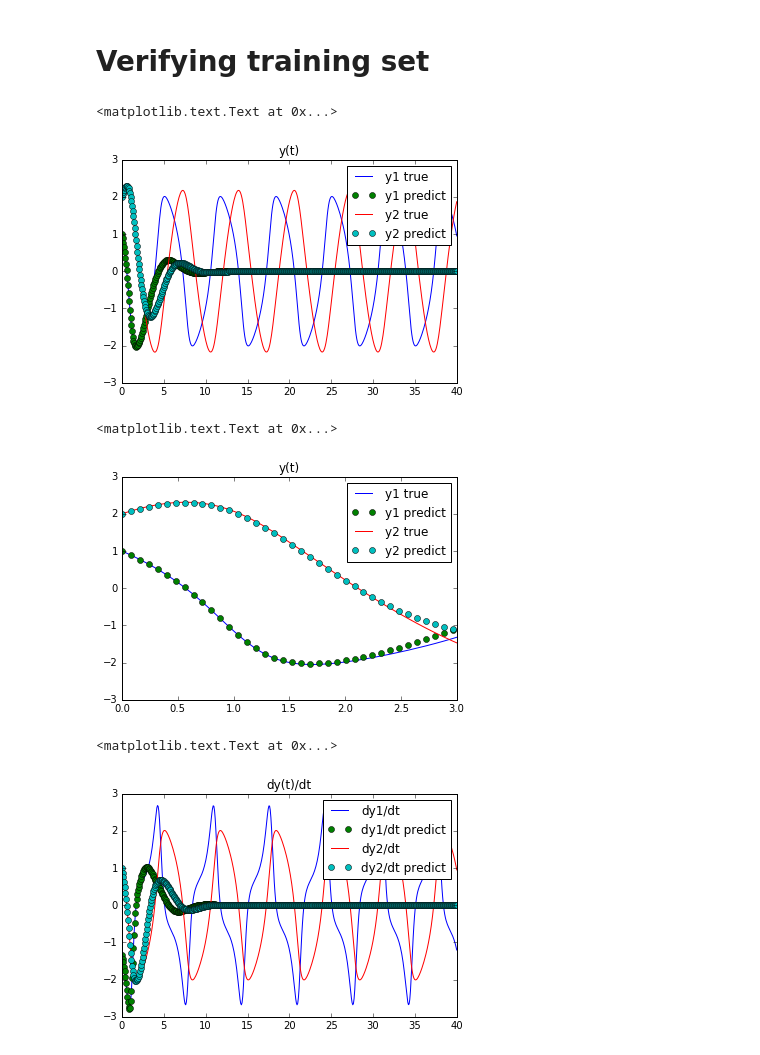
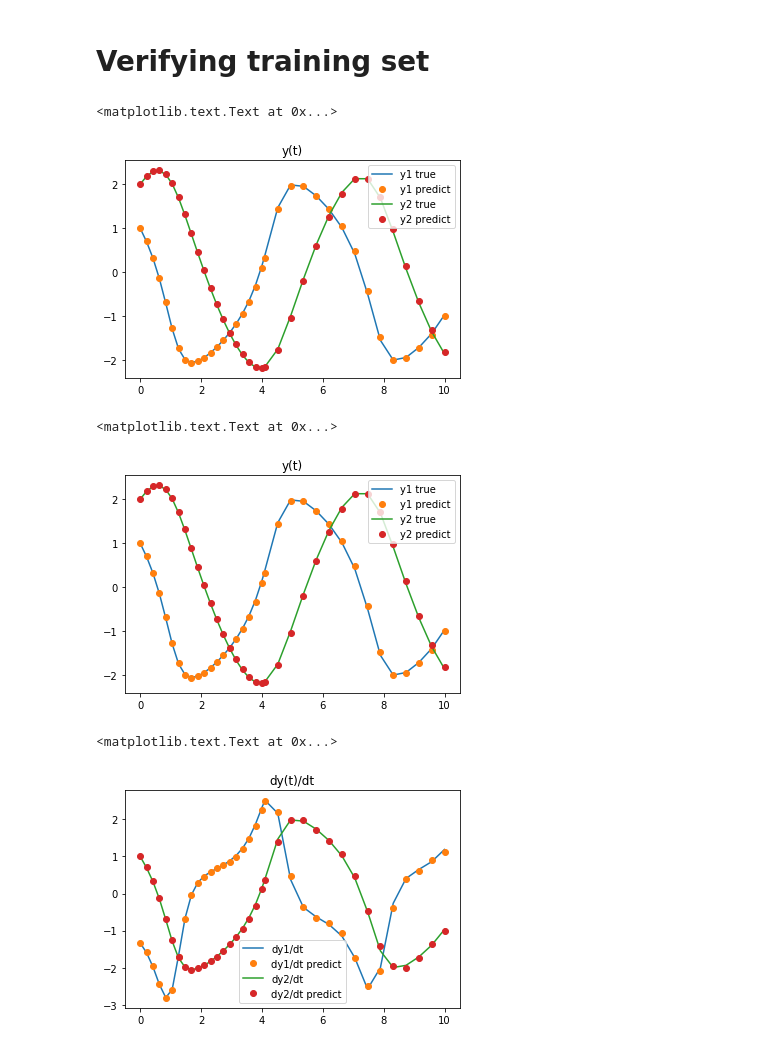
Before and after one commit to JiaweiZhuang/AM205_final, a Jupyter notebook: prototype/CHC/Van_der_Pol_oscillator.ipynb, the cells around one changed output. Cells and saved outputs as stored; diff of their text form; code cells hidden in the pictures.

Commit message:
Use non-uniform spacing to improve Van_del_Pol ODE

```diff
--- a/prototype/CHC/Van_der_Pol_oscillator.ipynb
+++ b/prototype/CHC/Van_der_Pol_oscillator.ipynb
@@ -17,8 +17,13 @@ def f(t, y):
     # dy/dt = mu/x
     return [mu*(y[0] - (y[0]**3)/3. - y[1]), y[0]/mu]
 
-t = np.linspace(0, 40, 500).reshape(-1, 1) #training points
+
 y0_list = [1, 2]
+
+#t = np.linspace(0, 10, 40).reshape(-1, 1) #training points
+# use non-uniform spacing instead
+t = np.concatenate([np.linspace(0, 4, 20), np.linspace(4.1, 10, 15)])
+t = t.reshape(-1, 1)
 # %% [markdown]
 # Reference solution
 # %%
@@ -42,7 +47,7 @@ plt.legend()
 # %% [markdown]
 # Neural Net Training
 # %%
-nn = NNSolver(f, t, y0_list, n_hidden=200)
+nn = NNSolver(f, t, y0_list, n_hidden=20)
 nn
 # %% [output]
 Neural ODE Solver
@@ -88,22 +93,22 @@ plt.legend()
 plt.title('y(t)')
 # %% [output]
 <matplotlib.text.Text at 0x...>
-[figure, old version]
+[figure, new version]
 # %%
 # scipy sol
 plt.plot(sol.t, sol.y[0], label='y1 true')
 # nn soln
 plt.plot(t, y_pred_list[0], 'o', label='y1 predict')
 
 plt.plot(sol.t, sol.y[1], label='y2 true')
 plt.plot(t, y_pred_list[1], 'o', label='y2 predict')
 
 plt.legend()
-plt.xlim((0, 3))
+#plt.xlim((0, 3))
 plt.title('y(t)')
 # %% [output]
 <matplotlib.text.Text at 0x...>
-[figure, old version]
+[figure, new version]
 # %%
 y_pred_list, dydt_pred_list = nn.predict()
 
@@ -117,4 +122,4 @@ plt.legend()
 plt.title('dy(t)/dt')
 # %% [output]
 <matplotlib.text.Text at 0x...>
-[figure, old version]
+[figure, new version]
```
Also changed, not shown: parts of 4 cells of this notebook.
